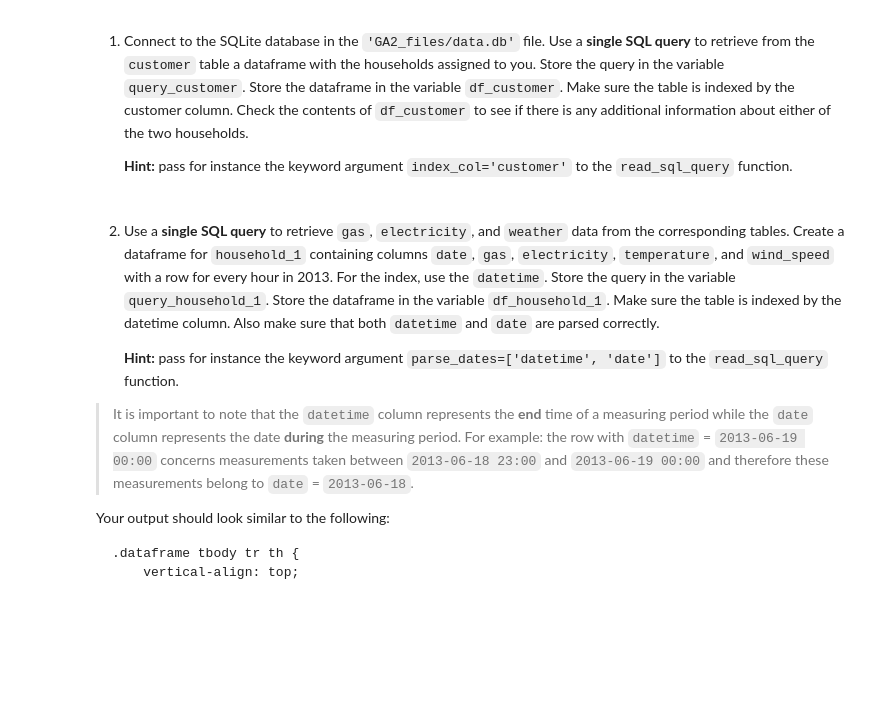
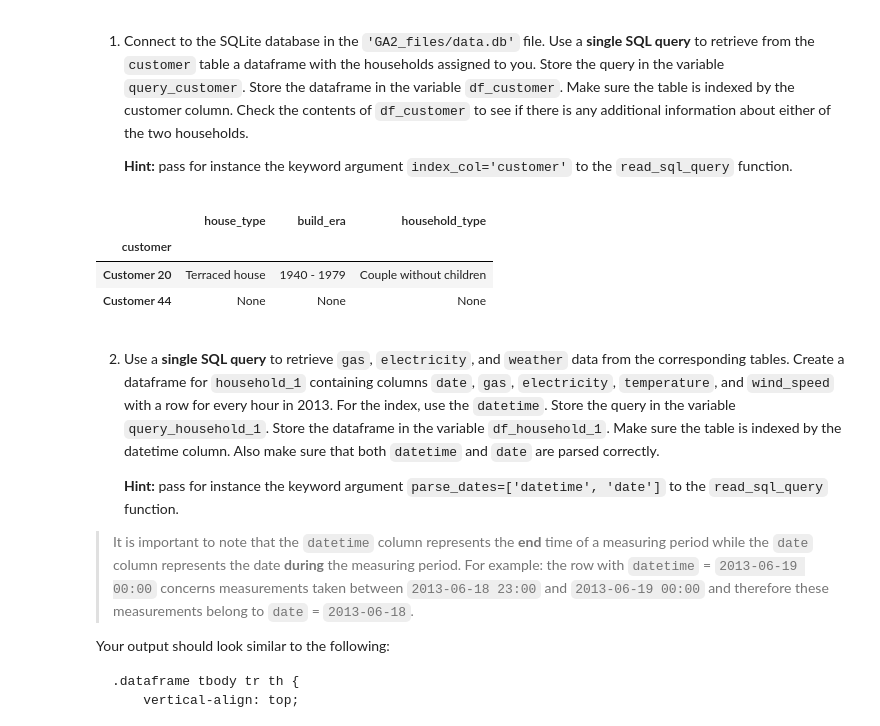
Before and after one commit to Modgen1/2IAB1, a Jupyter notebook: GA2/GA2-2076209.ipynb, the cells around one changed output. Cells and saved outputs as stored; diff of their text form; code cells hidden in the pictures; blank space fills up the shorter version.

```diff
--- a/GA2/GA2-2076209.ipynb
+++ b/GA2/GA2-2076209.ipynb
@@ -859,3 +859,13 @@ plt.rcParams['figure.figsize'] = 16, 9  # default hor./vert. size of plots, in i
+# %%
+query_customer = f'SELECT * FROM customer WHERE customer = "{household_1}" OR customer = "{household_2}";'
+
+df_customer = pd.read_sql_query(query_customer, conn, index_col='customer')
+df_customer
+# %% [output]
+|  | house_type | build_era | household_type |
+| customer |  |  |  |
+| Customer 20 | Terraced house | 1940 - 1979 | Couple without children |
+| Customer 44 | None | None | None |
 # %%
 #// END_TODO [Extract-customers]
 # %% [markdown]
```
Also changed, not shown: parts of 5 cells of this notebook.
